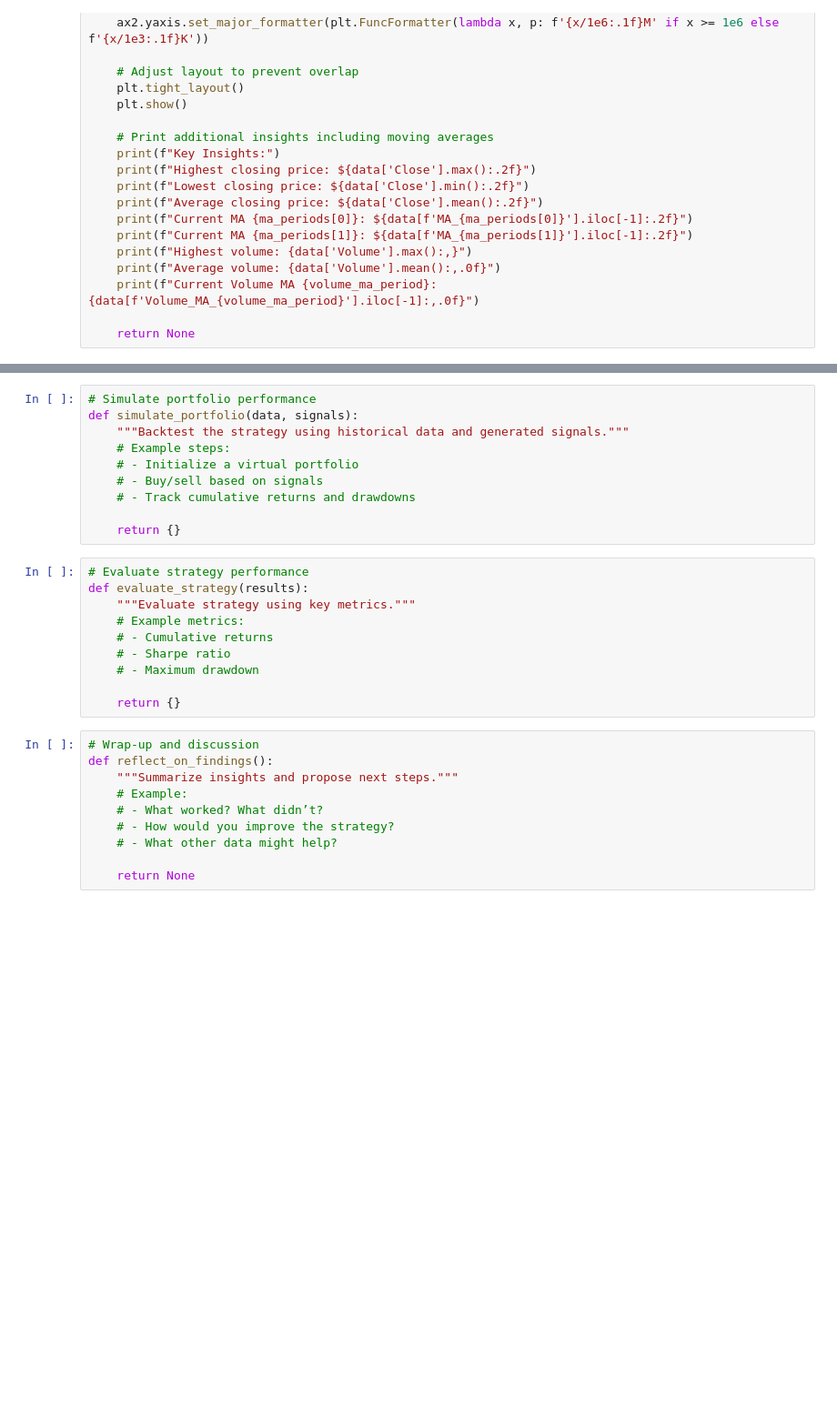
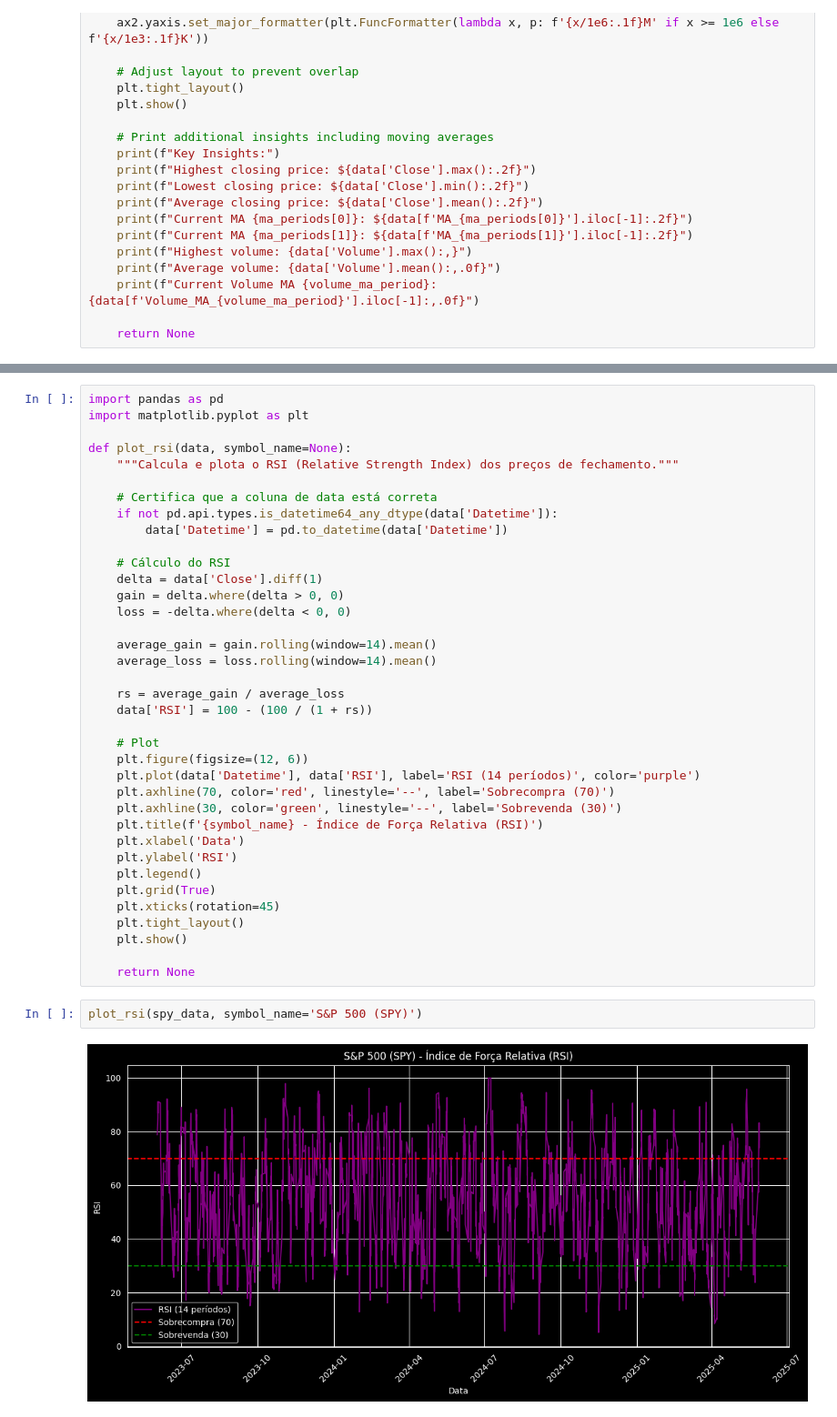
Before and after one commit to vasco-s-pereira/Stock-Agente, a Jupyter notebook: HackathonChallenge.ipynb, the cells around one changed output, grey strips where cells are left out. Shown at 91% size. Saved outputs shown, nothing was run; the diff lists cells and outputs as text; blank space fills up the shorter version.

```diff
--- a/HackathonChallenge.ipynb
+++ b/HackathonChallenge.ipynb
@@ -398,30 +348,41 @@ def generate_trading_signals(data):
-# %%
-# Simulate portfolio performance
-def simulate_portfolio(data, signals):
-    """Backtest the strategy using historical data and generated signals."""
-    # Example steps:
-    # - Initialize a virtual portfolio
-    # - Buy/sell based on signals
-    # - Track cumulative returns and drawdowns
-
-    return {}
-# %%
-# Evaluate strategy performance
-def evaluate_strategy(results):
-    """Evaluate strategy using key metrics."""
-    # Example metrics:
-    # - Cumulative returns
-    # - Sharpe ratio
-    # - Maximum drawdown
-
-    return {}
-# %%
-# Wrap-up and discussion
-def reflect_on_findings():
-    """Summarize insights and propose next steps."""
-    # Example:
-    # - What worked? What didn’t?
-    # - How would you improve the strategy?
-    # - What other data might help?
-
-    return None
+# %%
+import pandas as pd
+import matplotlib.pyplot as plt
+
+def plot_rsi(data, symbol_name=None):
+    """Calcula e plota o RSI (Relative Strength Index) dos preços de fechamento."""
+
+    # Certifica que a coluna de data está correta
+    if not pd.api.types.is_datetime64_any_dtype(data['Datetime']):
+        data['Datetime'] = pd.to_datetime(data['Datetime'])
+
+    # Cálculo do RSI
+    delta = data['Close'].diff(1)
+    gain = delta.where(delta > 0, 0)
+    loss = -delta.where(delta < 0, 0)
+
+    average_gain = gain.rolling(window=14).mean()
+    average_loss = loss.rolling(window=14).mean()
+
+    rs = average_gain / average_loss
+    data['RSI'] = 100 - (100 / (1 + rs))
+
+    # Plot
+    plt.figure(figsize=(12, 6))
+    plt.plot(data['Datetime'], data['RSI'], label='RSI (14 períodos)', color='purple')
+    plt.axhline(70, color='red', linestyle='--', label='Sobrecompra (70)')
+    plt.axhline(30, color='green', linestyle='--', label='Sobrevenda (30)')
+    plt.title(f'{symbol_name} - Índice de Força Relativa (RSI)')
+    plt.xlabel('Data')
+    plt.ylabel('RSI')
+    plt.legend()
+    plt.grid(True)
+    plt.xticks(rotation=45)
+    plt.tight_layout()
+    plt.show()
+
+    return None
+# %%
+plot_rsi(spy_data, symbol_name='S&P 500 (SPY)')
+# %% [output]
+[figure, added]
```
Also changed, not shown: parts of 10 cells of this notebook, 11 other files.
